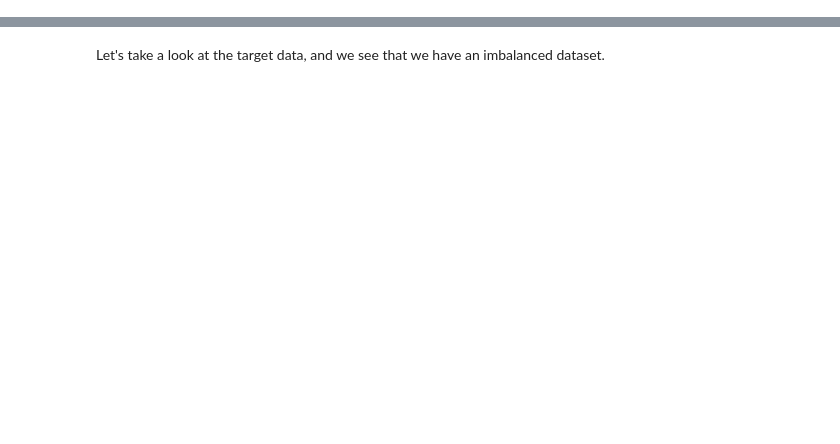
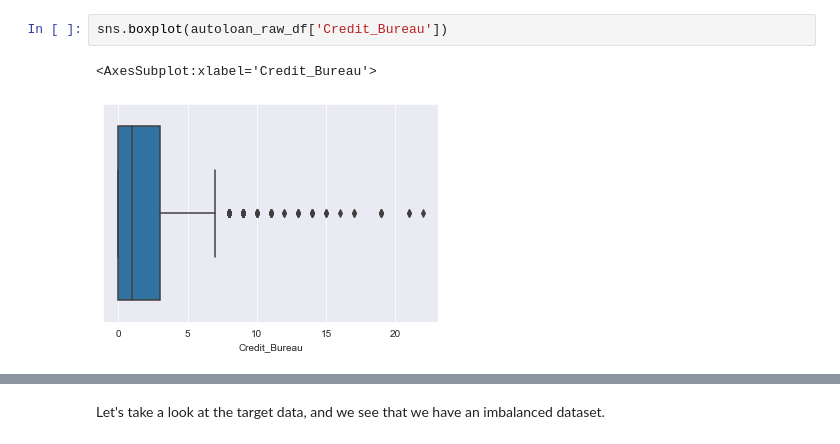
Before and after one commit to seekpinky/Flatiron_phase5cap, a Jupyter notebook: MVP_IF_NEED_1.ipynb, the cells around one changed output, grey strips where cells are left out. Cells and saved outputs as stored; diff of their text form; blank space fills up the shorter version.

```diff
--- a/MVP_IF_NEED_1.ipynb
+++ b/MVP_IF_NEED_1.ipynb
@@ -98,0 +237,5 @@ from sklearn.neural_network import MLPClassifier
+# %%
+sns.boxplot(autoloan_raw_df['Credit_Bureau'])
+# %% [output]
+<AxesSubplot:xlabel='Credit_Bureau'>
+[figure, added]
```
Also changed, not shown: parts of 99 cells of this notebook, 3 other files.
